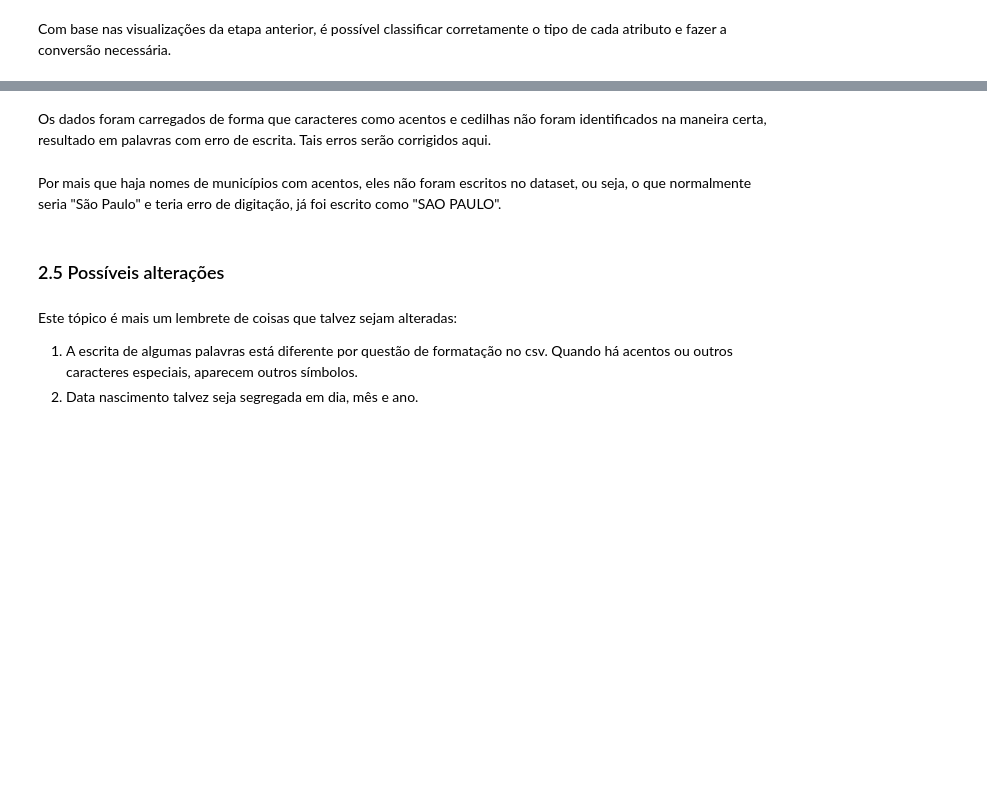
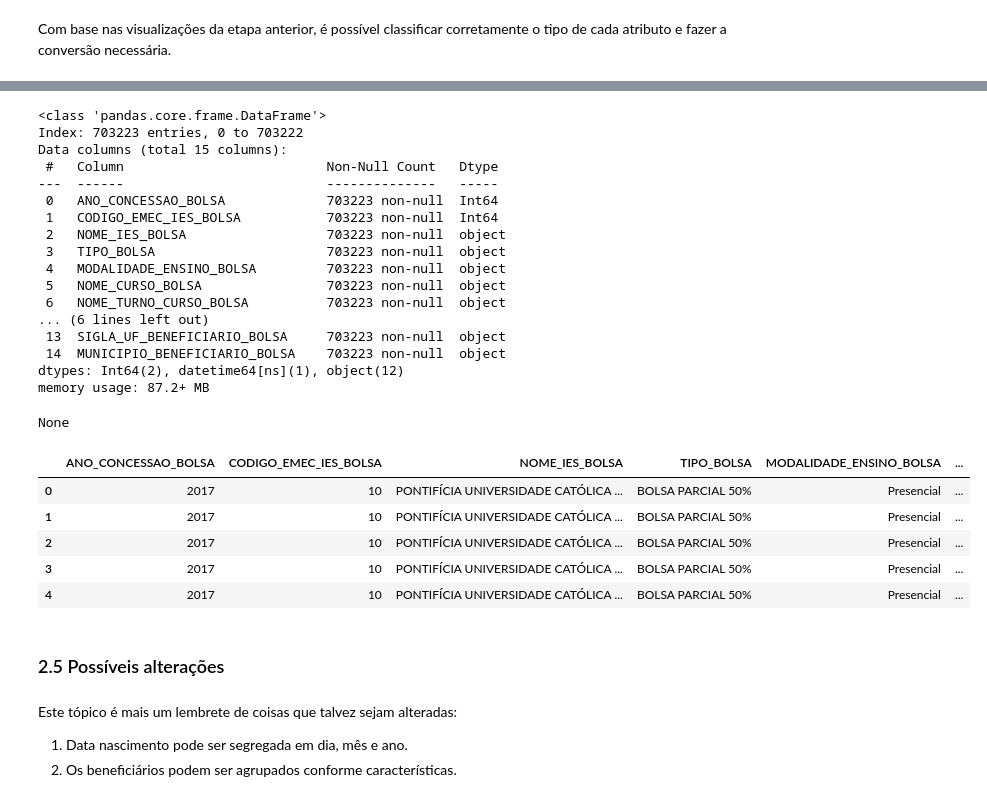
Before and after one commit to Kaynart/Projeto-Pipeline-PROUNI-BD26.1-gp08, a Jupyter notebook: notebooks/ETL.ipynb, the cells around one changed output, grey strips where cells are left out. Drawn from its saved outputs; the diff is of its cells as text; code cells hidden in the pictures; blank space fills up the shorter version.

```diff
--- a/notebooks/ETL.ipynb
+++ b/notebooks/ETL.ipynb
@@ -268,7 +268,7 @@ A análise dos valores repetidos de CPF não indica que necessariamente há repe
 Com base nas visualizações da etapa anterior, é possível classificar corretamente o tipo de cada atributo e fazer a conversão necessária.
 # %%
 # São as duas únicas colunas cujo tipo é float, estão sendo convertidas para inteiros
-df['ï»¿ANO_CONCESSAO_BOLSA'] = pd.to_numeric(df['ï»¿ANO_CONCESSAO_BOLSA'], errors='coerce').astype('Int64')
+df['ANO_CONCESSAO_BOLSA'] = pd.to_numeric(df['ANO_CONCESSAO_BOLSA'], errors='coerce').astype('Int64')
 df['CODIGO_EMEC_IES_BOLSA'] = pd.to_numeric(df['CODIGO_EMEC_IES_BOLSA'], errors='coerce').astype('Int64')
 # %%
 # Conversão para string
@@ -303,2 +300,0 @@ df['DT_NASCIMENTO_BENEFICIARIO'] = pd.to_datetime(df['DT_NASCIMENTO_BENEFICIARIO
-# %% [markdown]
-Os dados foram carregados de forma que caracteres como acentos e cedilhas não foram identificados na maneira certa, resultado em palavras com erro de escrita. Tais erros serão corrigidos aqui.
@@ -311,13 +301,35 @@ Os dados foram carregados de forma que caracteres como acentos e cedilhas não f
-# %%
-df['NOME_TURNO_CURSO_BOLSA'] = df['NOME_TURNO_CURSO_BOLSA'].replace('Curso a distÃ¢ncia', 'Curso a distância')
-# %%
-df['RACA_BENEFICIARIO_BOLSA'] = df['RACA_BENEFICIARIO_BOLSA'].replace('IndÃ\xadgena', 'Indígena')
-df['RACA_BENEFICIARIO_BOLSA'] = df['RACA_BENEFICIARIO_BOLSA'].replace('NÃ£o Informada', 'Não Informada')
-# %% [markdown]
-Por mais que haja nomes de municípios com acentos, eles não foram escritos no dataset, ou seja, o que normalmente seria "São Paulo" e teria erro de digitação, já foi escrito como "SAO PAULO".
+# %%
+# Visualização do resultado da transformação
+display(df.info())
+display(df.head())
+# %% [output]
+<class 'pandas.core.frame.DataFrame'>
+Index: 703223 entries, 0 to 703222
+Data columns (total 15 columns):
+ #   Column                          Non-Null Count   Dtype
+---  ------                          --------------   -----
+ 0   ANO_CONCESSAO_BOLSA             703223 non-null  Int64
+ 1   CODIGO_EMEC_IES_BOLSA           703223 non-null  Int64
+ 2   NOME_IES_BOLSA                  703223 non-null  object
+ 3   TIPO_BOLSA                      703223 non-null  object
+ 4   MODALIDADE_ENSINO_BOLSA         703223 non-null  object
+ 5   NOME_CURSO_BOLSA                703223 non-null  object
+ 6   NOME_TURNO_CURSO_BOLSA          703223 non-null  object
+... (6 lines left out)
+ 13  SIGLA_UF_BENEFICIARIO_BOLSA     703223 non-null  object
+ 14  MUNICIPIO_BENEFICIARIO_BOLSA    703223 non-null  object
+dtypes: Int64(2), datetime64[ns](1), object(12)
+memory usage: 87.2+ MB
+None
+|  | ANO_CONCESSAO_BOLSA | CODIGO_EMEC_IES_BOLSA | NOME_IES_BOLSA | TIPO_BOLSA | MODALIDADE_ENSINO_BOLSA | ... |
+| 0 | 2017 | 10 | PONTIFÍCIA UNIVERSIDADE CATÓLICA ... | BOLSA PARCIAL 50% | Presencial | ... |
+| 1 | 2017 | 10 | PONTIFÍCIA UNIVERSIDADE CATÓLICA ... | BOLSA PARCIAL 50% | Presencial | ... |
+| 2 | 2017 | 10 | PONTIFÍCIA UNIVERSIDADE CATÓLICA ... | BOLSA PARCIAL 50% | Presencial | ... |
+| 3 | 2017 | 10 | PONTIFÍCIA UNIVERSIDADE CATÓLICA ... | BOLSA PARCIAL 50% | Presencial | ... |
+| 4 | 2017 | 10 | PONTIFÍCIA UNIVERSIDADE CATÓLICA ... | BOLSA PARCIAL 50% | Presencial | ... |
 # %% [markdown]
 ### 2.5 Possíveis alterações
 # %% [markdown]
 Este tópico é mais um lembrete de coisas que talvez sejam alteradas:
-1. A escrita de algumas palavras está diferente por questão de formatação no csv. Quando há acentos ou outros caracteres especiais, aparecem outros símbolos.
-2. Data nascimento talvez seja segregada em dia, mês e ano.
+1. Data nascimento pode ser segregada em dia, mês e ano.
+2. Os beneficiários podem ser agrupados conforme características.
```
Also changed, not shown: parts of 10 cells of this notebook.
